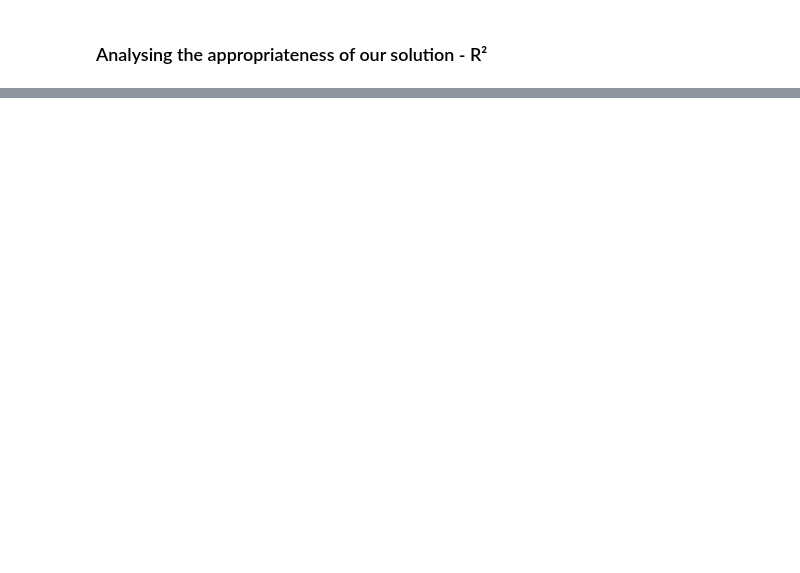
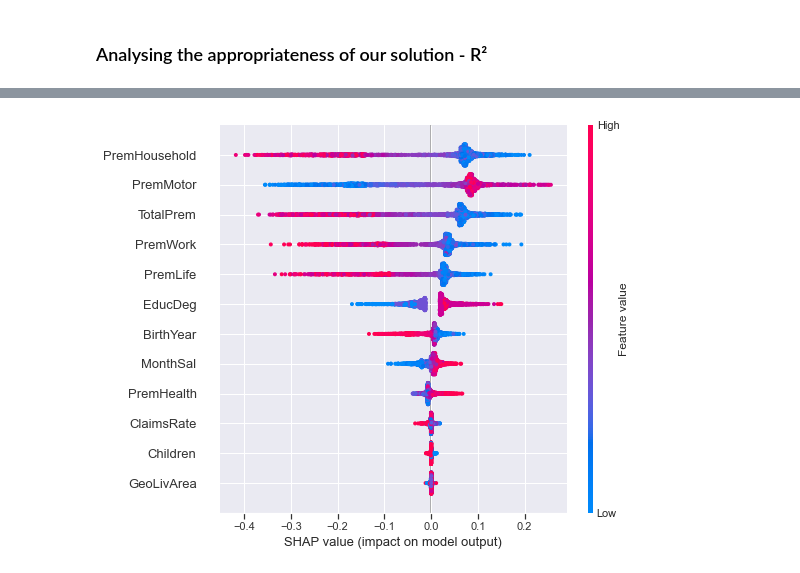
Before and after one commit to lstk44/A2ZInsuranceNOVA, a Jupyter notebook: 02_k_means_clustering_felix.ipynb, the cells around one changed output, grey strips where cells are left out. Saved outputs shown, nothing was run; the diff lists cells and outputs as text; code cells hidden in the pictures; blank space fills up the shorter version.

```diff
--- a/02_k_means_clustering_felix.ipynb
+++ b/02_k_means_clustering_felix.ipynb
@@ -170,0 +221,4 @@ sns.pairplot(df_final, hue='km_labels', palette = 'husl')
+# %%
+shap.summary_plot(shap_values[1], val_X)
+# %% [output]
+[figure, added]
```
Also changed, not shown: parts of 6 cells of this notebook, 3 other files.
